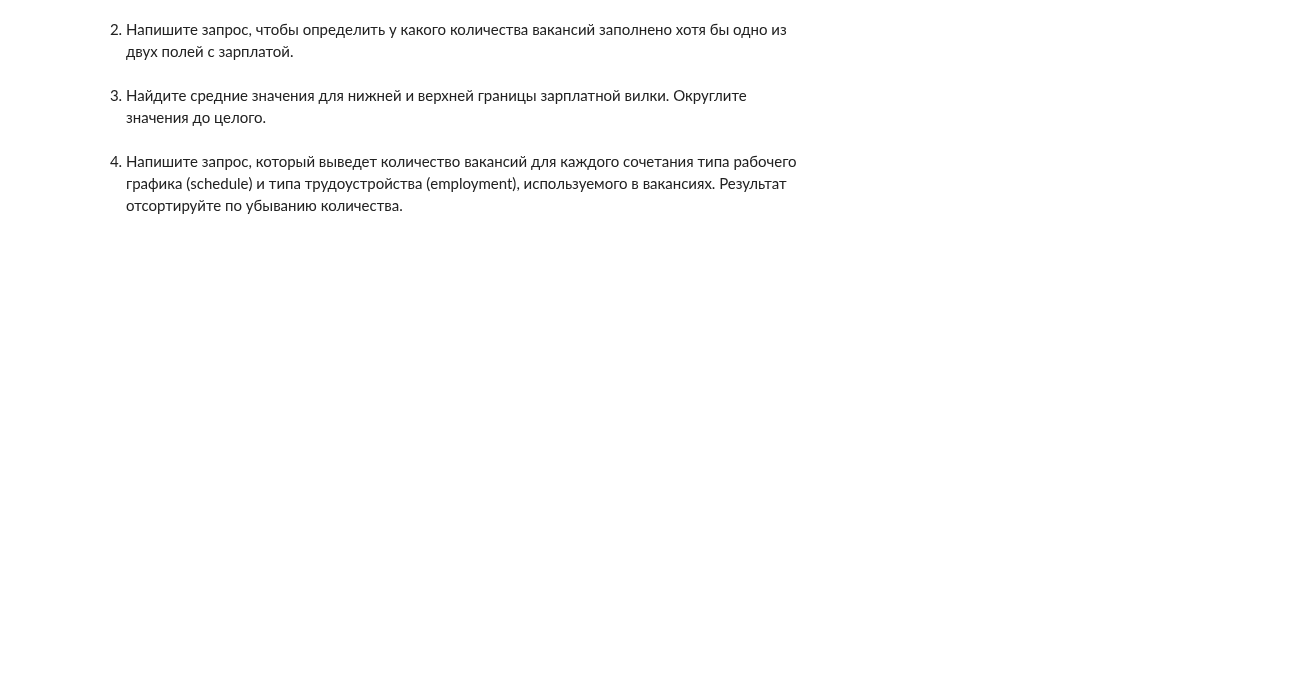
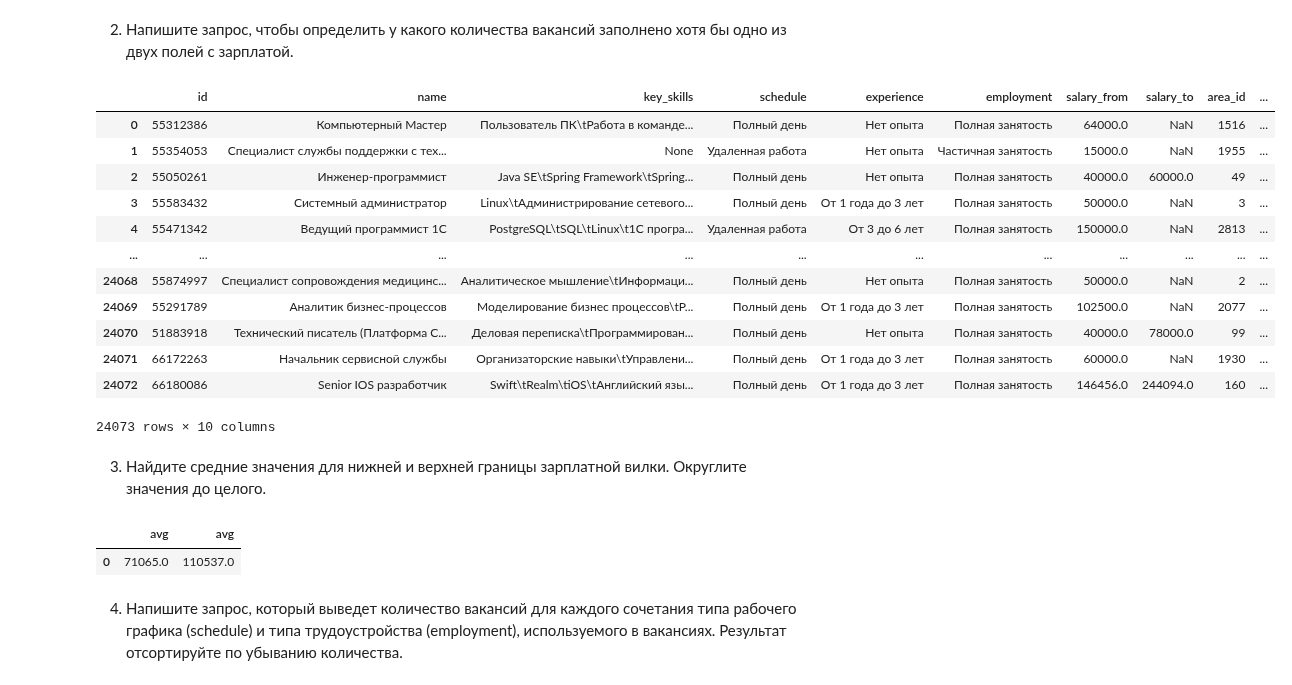
Before and after one commit to Talic13th/SFlearning, a Jupyter notebook: project_2/PROJECT_2_Анализ вакансий на hh.ru.ipynb, the cells around one changed output. Drawn from its saved outputs; the diff is of its cells as text; code cells hidden in the pictures; blank space fills up the shorter version.

```diff
--- a/project_2/PROJECT_2_Анализ вакансий на hh.ru.ipynb
+++ b/project_2/PROJECT_2_Анализ вакансий на hh.ru.ipynb
@@ -60,8 +164,29 @@ query_3_1 = f'''
 2. Напишите запрос, чтобы определить у какого количества вакансий заполнено хотя бы одно из двух полей с зарплатой.
 # %%
 # текст запроса
+query_4_2 = f'''
+select *
+from public.vacancies
+where salary_from IS NOT NULL or salary_to IS NOT NULL
+'''
 # %%
 # результат запроса
+df_salary = pd.read_sql_query(query_4_2, connection)
+df_salary
+# %% [output]
+|  | id | name | key_skills | schedule | experience | employment | salary_from | salary_to | area_id | ... |
+| 0 | 55312386 | Компьютерный Мастер | Пользователь ПК\tРабота в команде... | Полный день | Нет опыта | Полная занятость | 64000.0 | NaN | 1516 | ... |
+| 1 | 55354053 | Специалист службы поддержки с тех... | None | Удаленная работа | Нет опыта | Частичная занятость | 15000.0 | NaN | 1955 | ... |
+| 2 | 55050261 | Инженер-программист | Java SE\tSpring Framework\tSpring... | Полный день | Нет опыта | Полная занятость | 40000.0 | 60000.0 | 49 | ... |
+| 3 | 55583432 | Системный администратор | Linux\tАдминистрирование сетевого... | Полный день | От 1 года до 3 лет | Полная занятость | 50000.0 | NaN | 3 | ... |
+| 4 | 55471342 | Ведущий программист 1C | PostgreSQL\tSQL\tLinux\t1С програ... | Удаленная работа | От 3 до 6 лет | Полная занятость | 150000.0 | NaN | 2813 | ... |
+| ... | ... | ... | ... | ... | ... | ... | ... | ... | ... | ... |
+| 24068 | 55874997 | Специалист сопровождения медицинс... | Аналитическое мышление\tИнформаци... | Полный день | Нет опыта | Полная занятость | 50000.0 | NaN | 2 | ... |
+| 24069 | 55291789 | Аналитик бизнес-процессов | Моделирование бизнес процессов\tР... | Полный день | От 1 года до 3 лет | Полная занятость | 102500.0 | NaN | 2077 | ... |
+| 24070 | 51883918 | Технический писатель (Платформа С... | Деловая переписка\tПрограммирован... | Полный день | Нет опыта | Полная занятость | 40000.0 | 78000.0 | 99 | ... |
+| 24071 | 66172263 | Начальник сервисной службы | Организаторские навыки\tУправлени... | Полный день | От 1 года до 3 лет | Полная занятость | 60000.0 | NaN | 1930 | ... |
+| 24072 | 66180086 | Senior IOS разработчик | Swift\tRealm\tiOS\tАнглийский язы... | Полный день | От 1 года до 3 лет | Полная занятость | 146456.0 | 244094.0 | 160 | ... |
+24073 rows × 10 columns
 # %% [markdown]
 3. Найдите средние значения для нижней и верхней границы зарплатной вилки. Округлите значения до целого.
 # %%
@@ -69,5 +199,10 @@ query_3_1 = f'''
 # %%
 # результат запроса
+df_avg_salary = pd.read_sql_query(query_4_3, connection)
+df_avg_salary.round()
+# %% [output]
+|  | avg | avg |
+| 0 | 71065.0 | 110537.0 |
 # %% [markdown]
 4. Напишите запрос, который выведет количество вакансий для каждого сочетания типа рабочего графика (schedule) и типа трудоустройства (employment), используемого в вакансиях. Результат отсортируйте по убыванию количества.
 # %%
```
Also changed, not shown: parts of 38 cells of this notebook, 20 other files.
